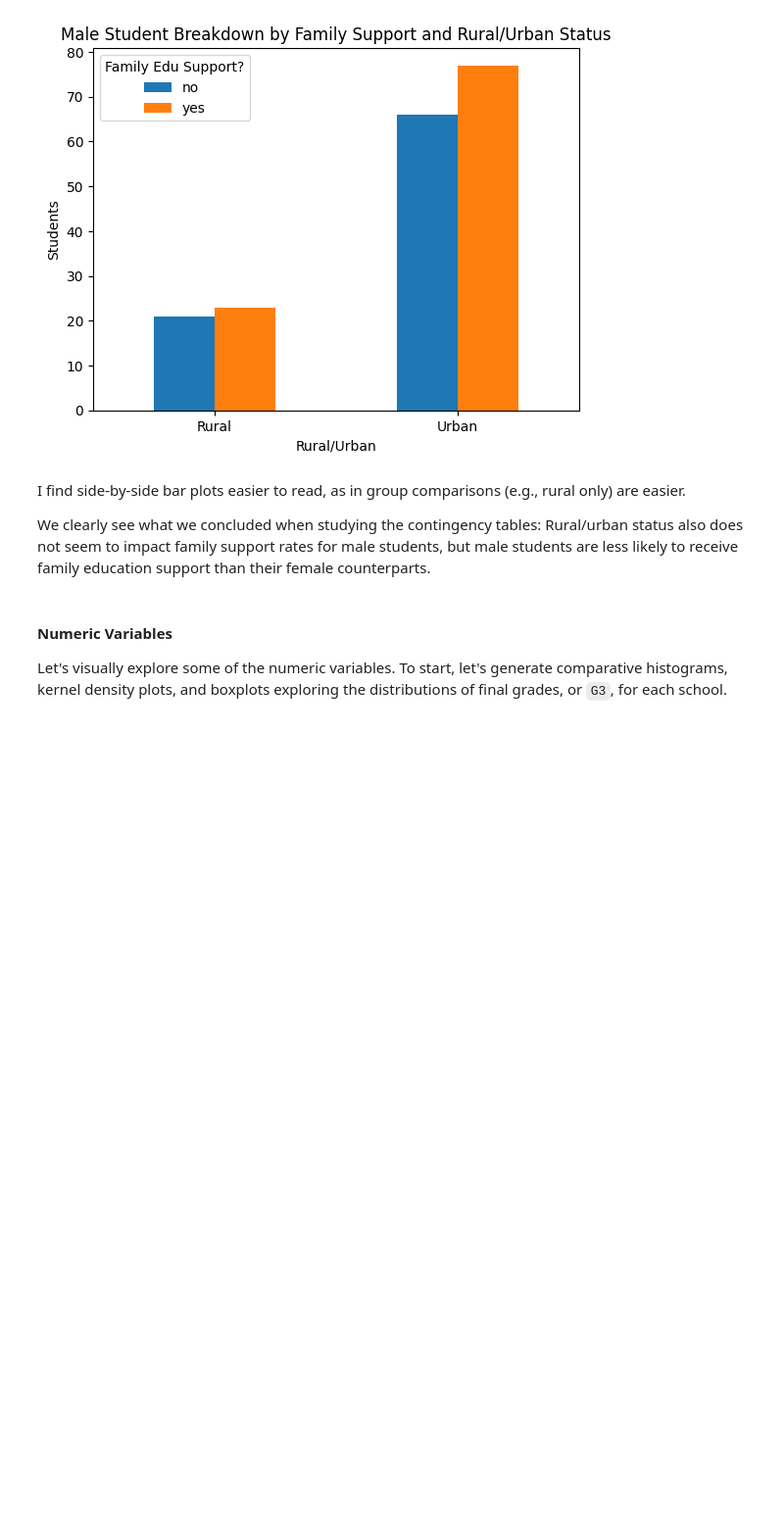
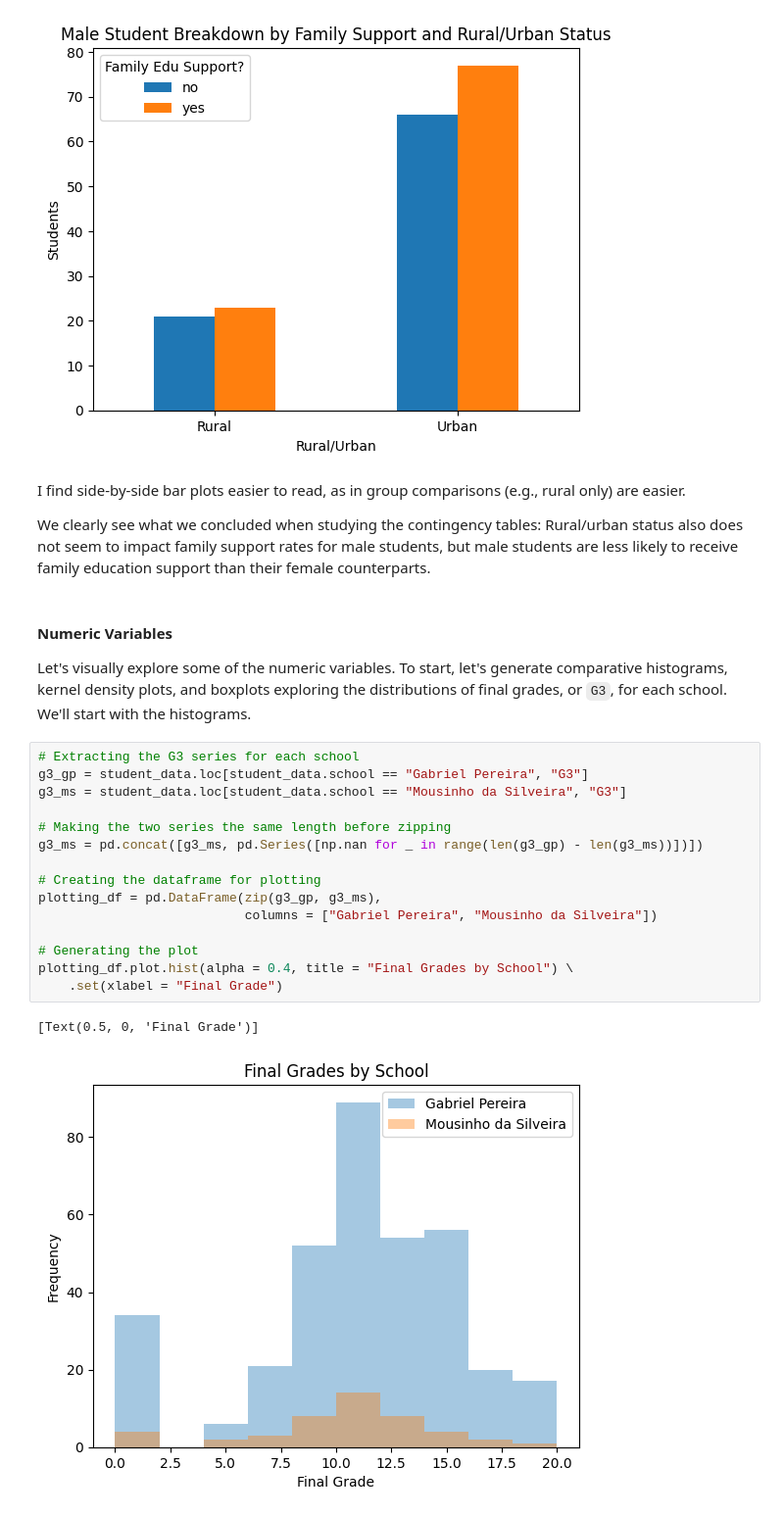
Before and after one commit to jccrews256/Final-Project, a Jupyter notebook: Homework 4.ipynb, the cells around one changed output. Shown at 98% size. Saved outputs shown, nothing was run; the diff lists cells and outputs as text; blank space fills up the shorter version.

```diff
--- a/Homework 4.ipynb
+++ b/Homework 4.ipynb
@@ -428,4 +429,22 @@ We clearly see what we concluded when studying the contingency tables: Rural/urb
 # %% [markdown]
 #### Numeric Variables
 
-Let's visually explore some of the numeric variables. To start, let's generate comparative histograms, kernel density plots, and boxplots exploring the distributions of final grades, or `G3`, for each school.
+Let's visually explore some of the numeric variables. To start, let's generate comparative histograms, kernel density plots, and boxplots exploring the distributions of final grades, or `G3`, for each school. We'll start with the histograms.
+# %%
+# Extracting the G3 series for each school
+g3_gp = student_data.loc[student_data.school == "Gabriel Pereira", "G3"]
+g3_ms = student_data.loc[student_data.school == "Mousinho da Silveira", "G3"]
+
+# Making the two series the same length before zipping
+g3_ms = pd.concat([g3_ms, pd.Series([np.nan for _ in range(len(g3_gp) - len(g3_ms))])])
+
+# Creating the dataframe for plotting
+plotting_df = pd.DataFrame(zip(g3_gp, g3_ms),
+                           columns = ["Gabriel Pereira", "Mousinho da Silveira"])
+
+# Generating the plot
+plotting_df.plot.hist(alpha = 0.4, title = "Final Grades by School") \
+    .set(xlabel = "Final Grade")
+# %% [output]
+[Text(0.5, 0, 'Final Grade')]
+[figure, added]
```
Also changed, not shown: parts of 18 cells of this notebook.
